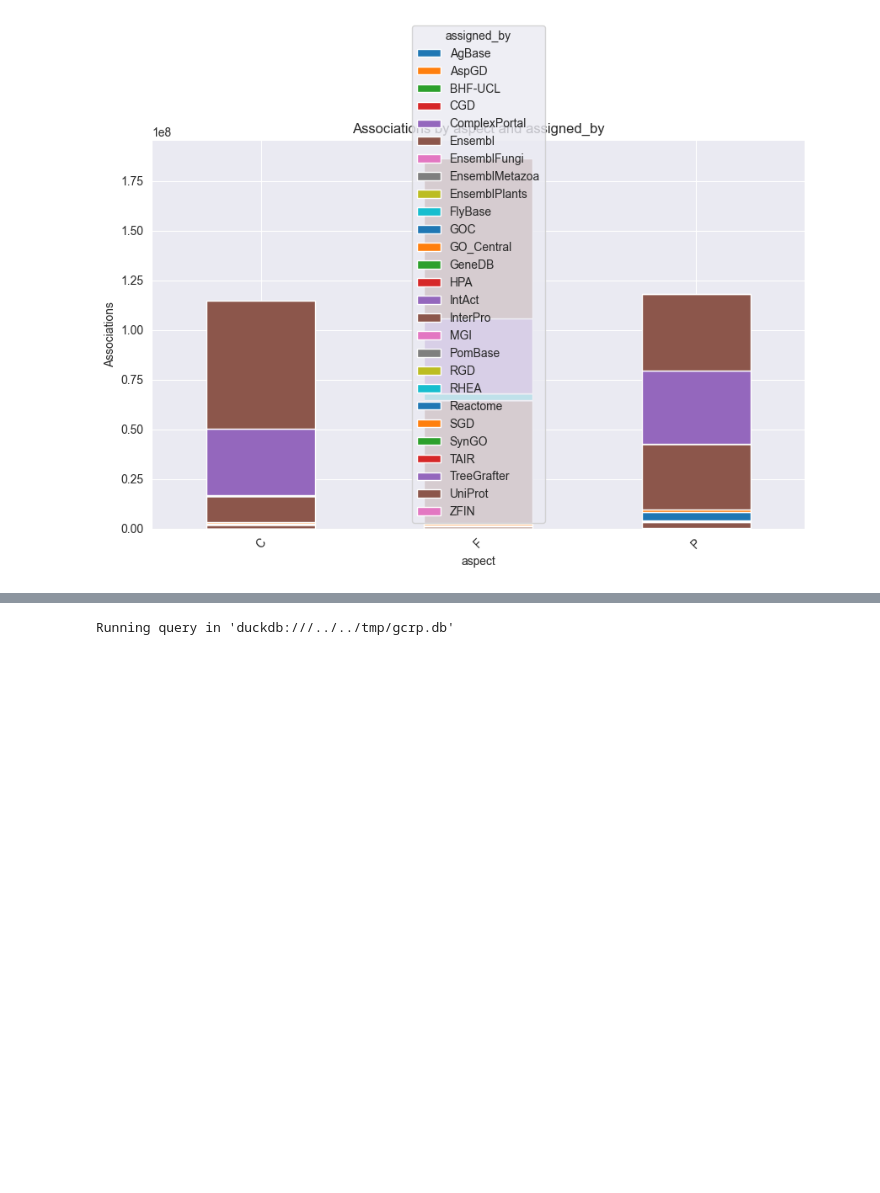
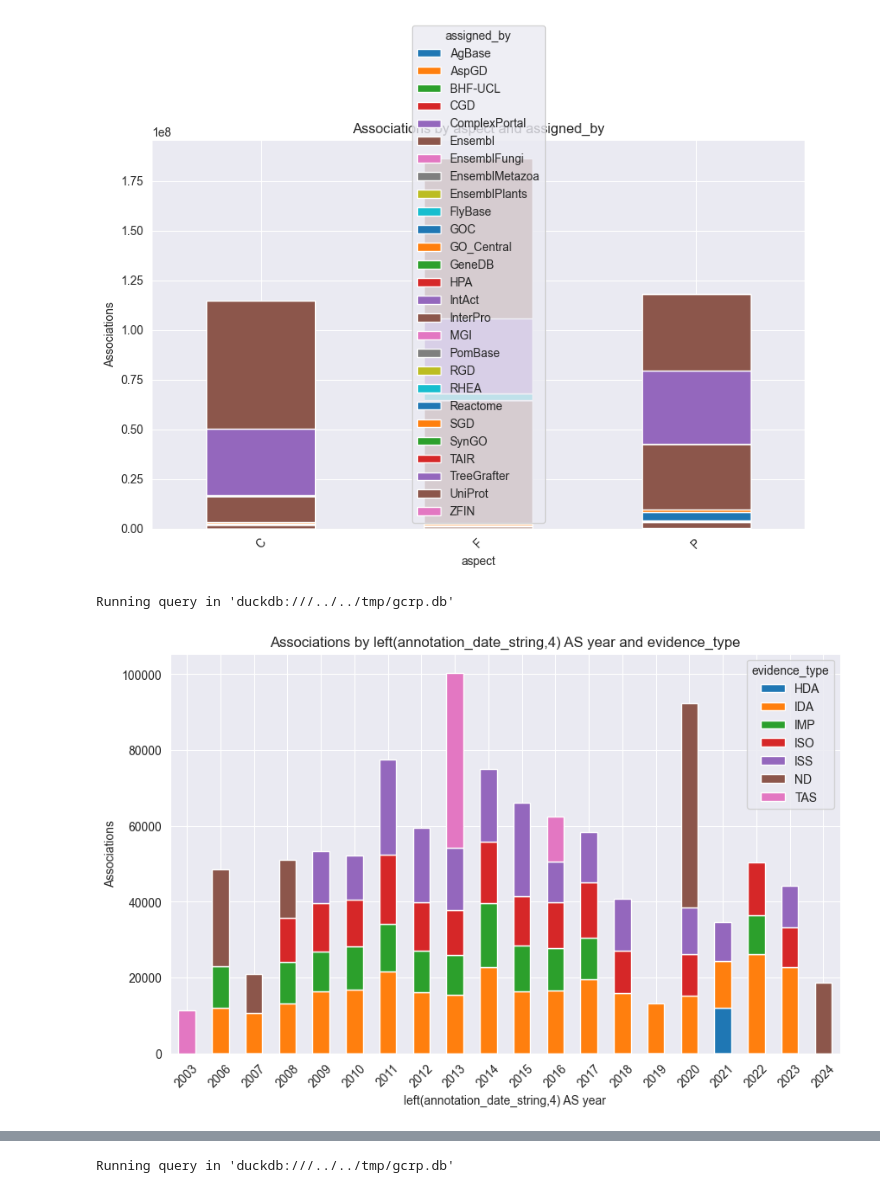
Before and after one commit to cmungall/go-db, a Jupyter notebook: docs/dashboard/Dashboard.ipynb, the cells around one changed output, grey strips where cells are left out. Drawn from its saved outputs; the diff is of its cells as text; code cells hidden in the pictures; blank space fills up the shorter version.

```diff
--- a/docs/dashboard/Dashboard.ipynb
+++ b/docs/dashboard/Dashboard.ipynb
@@ -54,12 +55,19 @@ def get_pairwise_counts(df, col1="evidence_type", col2="aspect", threshold=100):
     filtered_df = count_df[count_df['count'] >= threshold]
     return filtered_df
 # %%
-def get_stacked_counts(df, col1="evidence_type", col2="aspect", threshold=100):
-    sql = f"SELECT {col1}, {col2},COUNT(*) AS count FROM gaf_association GROUP BY {col1}, {col2}"
+def get_stacked_counts(df, col1="evidence_type", col2="aspect", threshold=100, where=None):
+    if where:
+        where = "WHERE " + where
+    else:
+        where = ""
+    if "AS" in col1:
+        parts = col1.split("AS")
+        col1n = parts[1].strip()
+    sql = f"SELECT {col1}, {col2}, COUNT(*) AS count FROM gaf_association {where} GROUP BY {col1n}, {col2} LIMIT 10000"
     count_data = %sql {{sql}}
     count_df = count_data.DataFrame()
     filtered_df = count_df[count_df['count'] >= threshold]
-    pivot_df = filtered_df.pivot(index=col1, columns=col2, values='count').fillna(0)
+    pivot_df = filtered_df.pivot(index=col1n, columns=col2, values='count').fillna(0)
     return pivot_df
 
 get_stacked_counts(df, col1="evidence_type", col2="assigned_by")
@@ -109,3 +98,8 @@ plot_stacked_counts(df, col1="aspect", col2="assigned_by", threshold=10000)
 # %% [output]
 Running query in 'duckdb:///../../tmp/gcrp.db'
 [figure]
+# %%
+plot_stacked_counts(df, col1="left(annotation_date_string,4) AS year", col2="evidence_type", threshold=10000, where="evidence_type NOT IN ('IEA', 'IBA') AND ontology_class_ref != 'GO:0005515'")
+# %% [output]
+Running query in 'duckdb:///../../tmp/gcrp.db'
+[figure, added]
```
Also changed, not shown: parts of 4 cells of this notebook, 1 other file.
